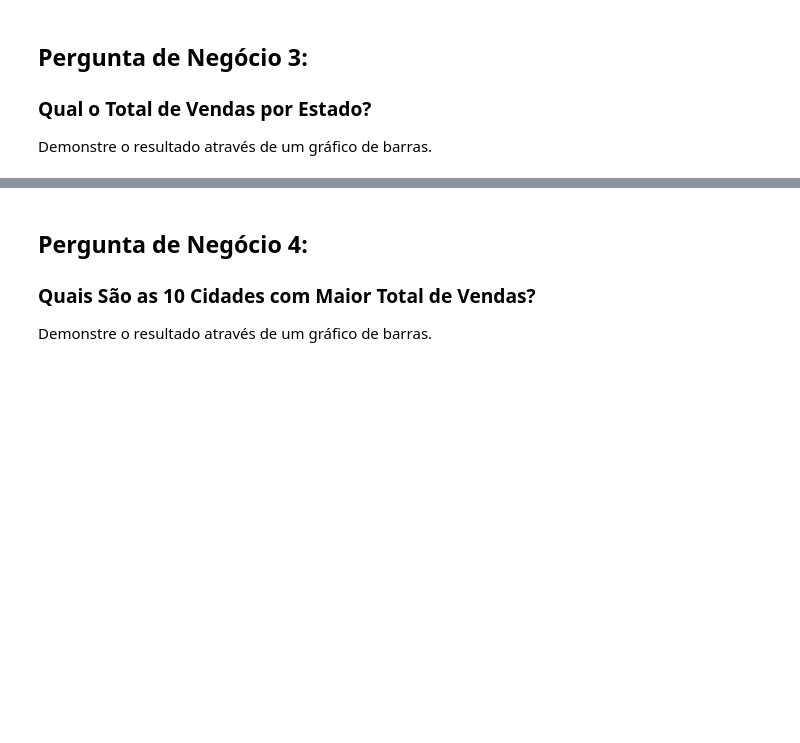
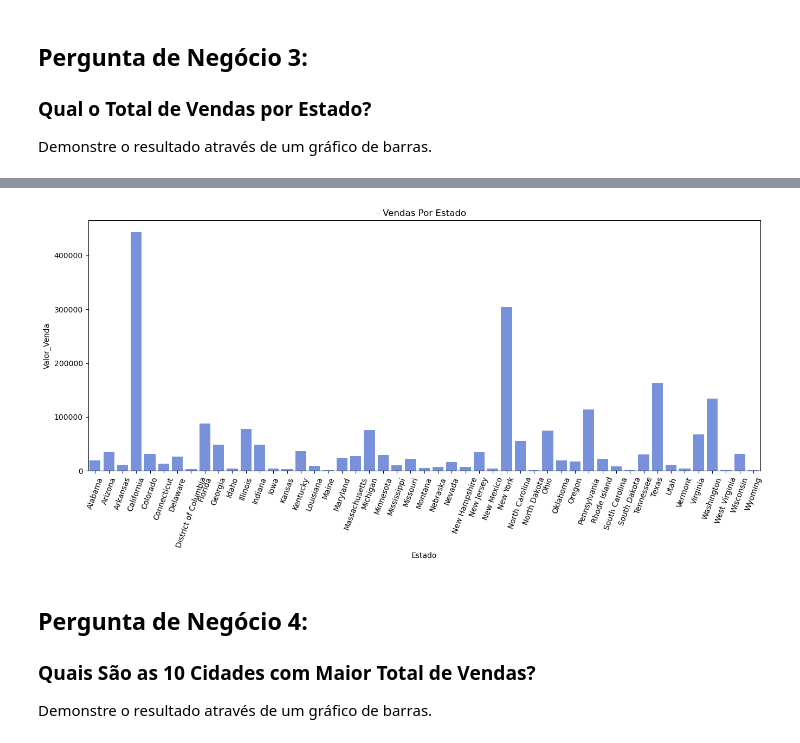
Before and after one commit to BrunoMatheus96/DSA-Analise_Exploratoria_De_Dados, a Jupyter notebook: Projeto2-Perguntas.ipynb, the cells around one changed output, grey strips where cells are left out. Drawn from its saved outputs; the diff is of its cells as text; code cells hidden in the pictures; blank space fills up the shorter version.

```diff
--- a/Projeto2-Perguntas.ipynb
+++ b/Projeto2-Perguntas.ipynb
@@ -33,0 +130,4 @@ Demonstre o resultado através de um gráfico de barras.
+# %%
+dados_p3 = dados.groupby('Estado')['Valor_Venda'].sum().reset_index()
+
+dados_p3.head()
@@ -34,3 +141,13 @@ Demonstre o resultado através de um gráfico de barras.
+# %%
+# Plot
+plt.figure(figsize = (16, 6))
+sns.barplot(data = dados_p3,
+            y = 'Valor_Venda',
+            x = 'Estado').set(title = 'Vendas Por Estado')
+plt.xticks(rotation = 70)
+plt.show()
+# %% [output]
+[figure, added]
 # %% [markdown]
 ## Pergunta de Negócio 4:
 
```
Also changed, not shown: parts of 22 cells of this notebook.
